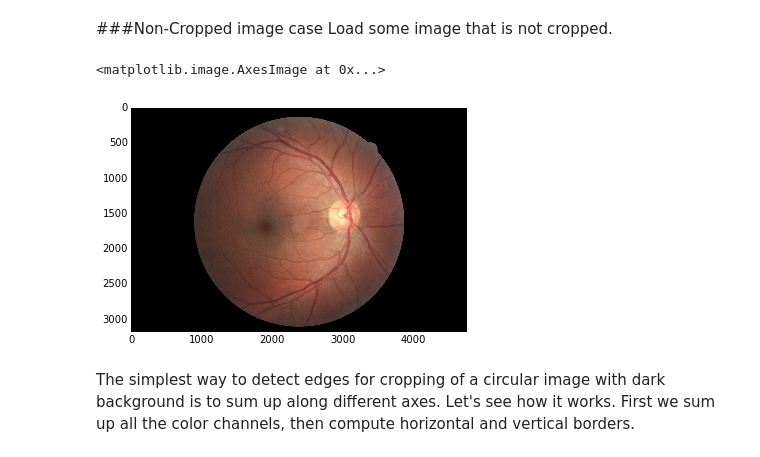
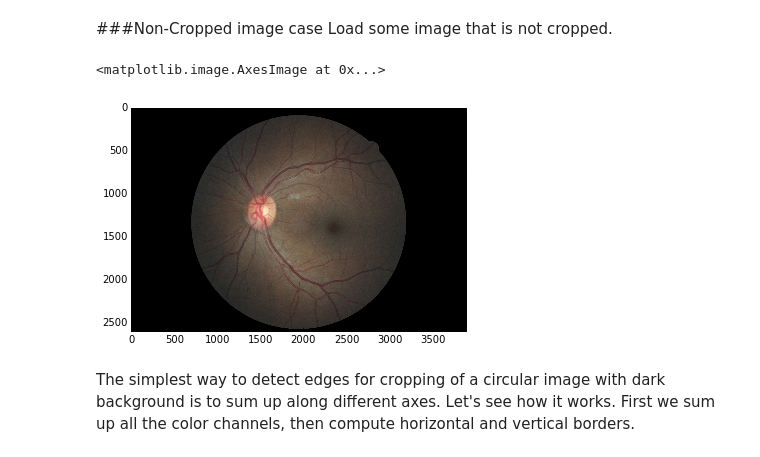
Before and after one commit to fierval/retina, a Jupyter notebook: DiabeticRetinopathy/CicrularCrop.ipynb, the cells around one changed output. Saved outputs shown, nothing was run; the diff lists cells and outputs as text; code cells hidden in the pictures.

```diff
--- a/DiabeticRetinopathy/CicrularCrop.ipynb
+++ b/DiabeticRetinopathy/CicrularCrop.ipynb
@@ -20,14 +20,14 @@ import math
 ###Non-Cropped image case
 Load some image that is not cropped.
 # %%
-baseFolder = '/Users/vtymchenko/Dropbox/Shared/Retina'
-imgFile = '2/129_right.jpeg'
+baseFolder = '/Users/boris/Dropbox/Kaggle/Retina/train/sample'
+imgFile = '78_left.jpeg'
 filename = os.path.join(baseFolder, imgFile)
 img = io.imread(filename)
 plt.imshow(img)
 # %% [output]
 <matplotlib.image.AxesImage at 0x...>
-[figure, old version]
+[figure, new version]
 # %% [markdown]
 The simplest way to detect edges for cropping of a circular image with dark background is to sum up along different axes. Let's see how it works. First we sum up all the color channels, then compute horizontal and vertical borders.
 # %%
```
Also changed, not shown: parts of 6 cells of this notebook, 3 other files.
